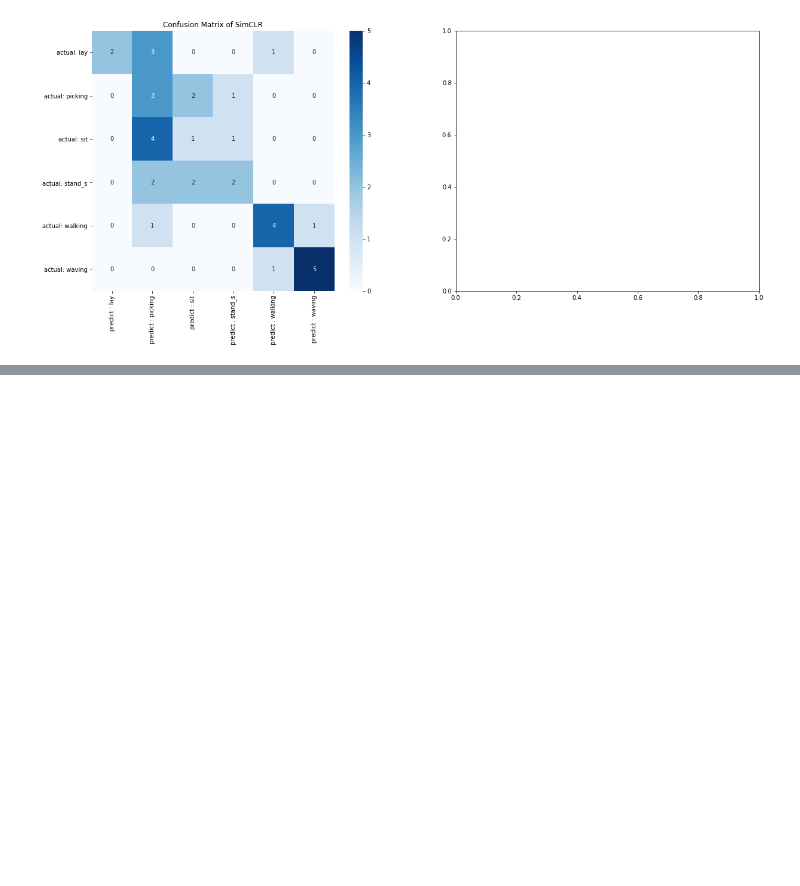
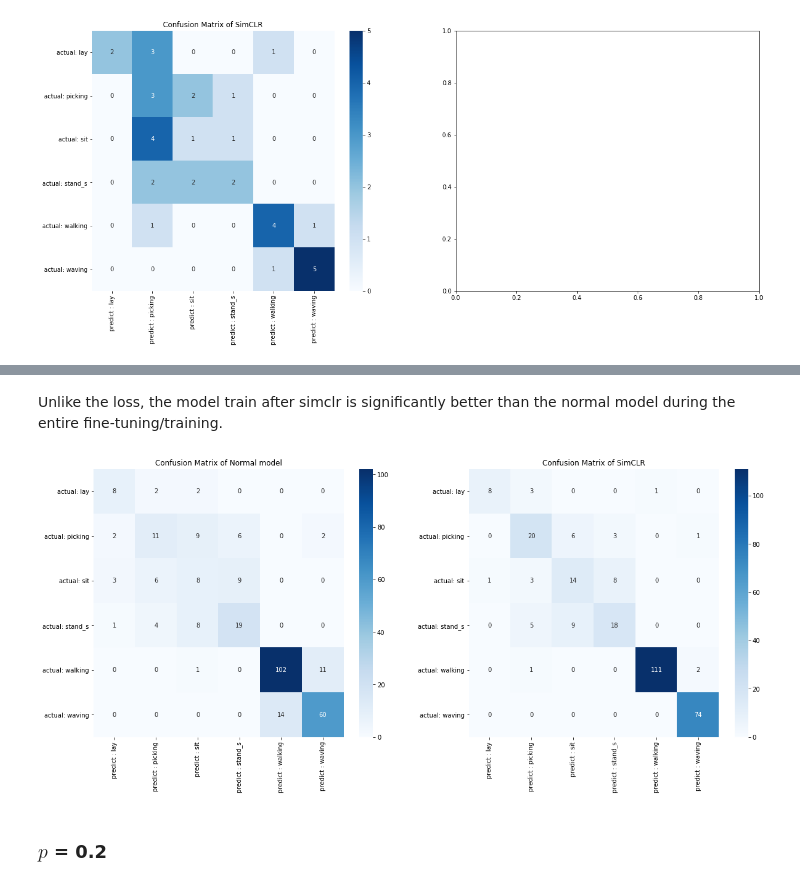
Before and after one commit to hslau44/irs_toolbox, a Jupyter notebook: Visualization.ipynb, the cells around one changed output, grey strips where cells are left out. Drawn from its saved outputs; the diff is of its cells as text; code cells hidden in the pictures; blank space fills up the shorter version.

```diff
--- a/Visualization.ipynb
+++ b/Visualization.ipynb
@@ -96,0 +153,13 @@ plt.show()
+# %% [markdown]
+Unlike the loss, the model train after simclr is significantly better than the normal model during the entire fine-tuning/training.
+# %%
+f,axs = plt.subplots(1,2,figsize=(20,8))
+sns.heatmap(norm_cmtx,ax=axs[0],cmap='Blues',annot=True, fmt='g')
+axs[0].set_title('Confusion Matrix of Normal model')
+sns.heatmap(clf_cmtx,ax=axs[1],cmap='Blues',annot=True, fmt='g')
+axs[1].set_title('Confusion Matrix of SimCLR')
+plt.show()
+# %% [output]
+[figure, added]
+# %% [markdown]
+### $p$ = 0.2
```
Also changed, not shown: parts of 17 cells of this notebook.
